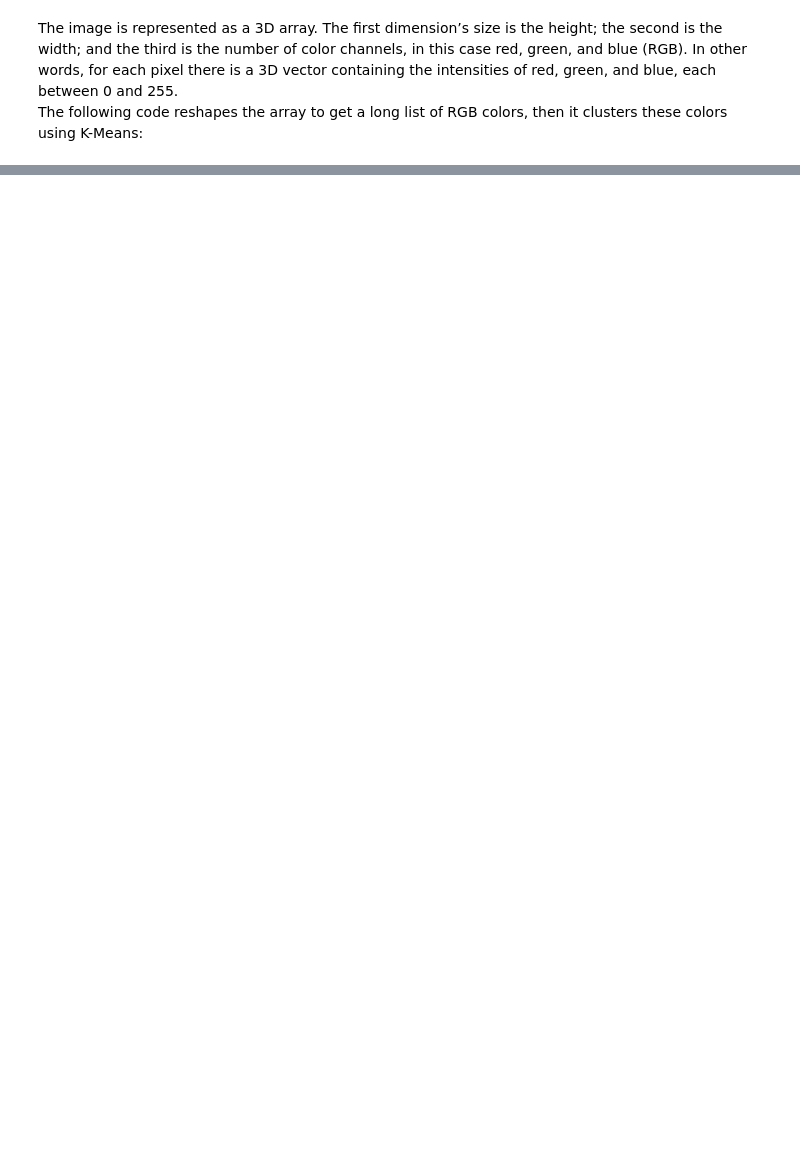
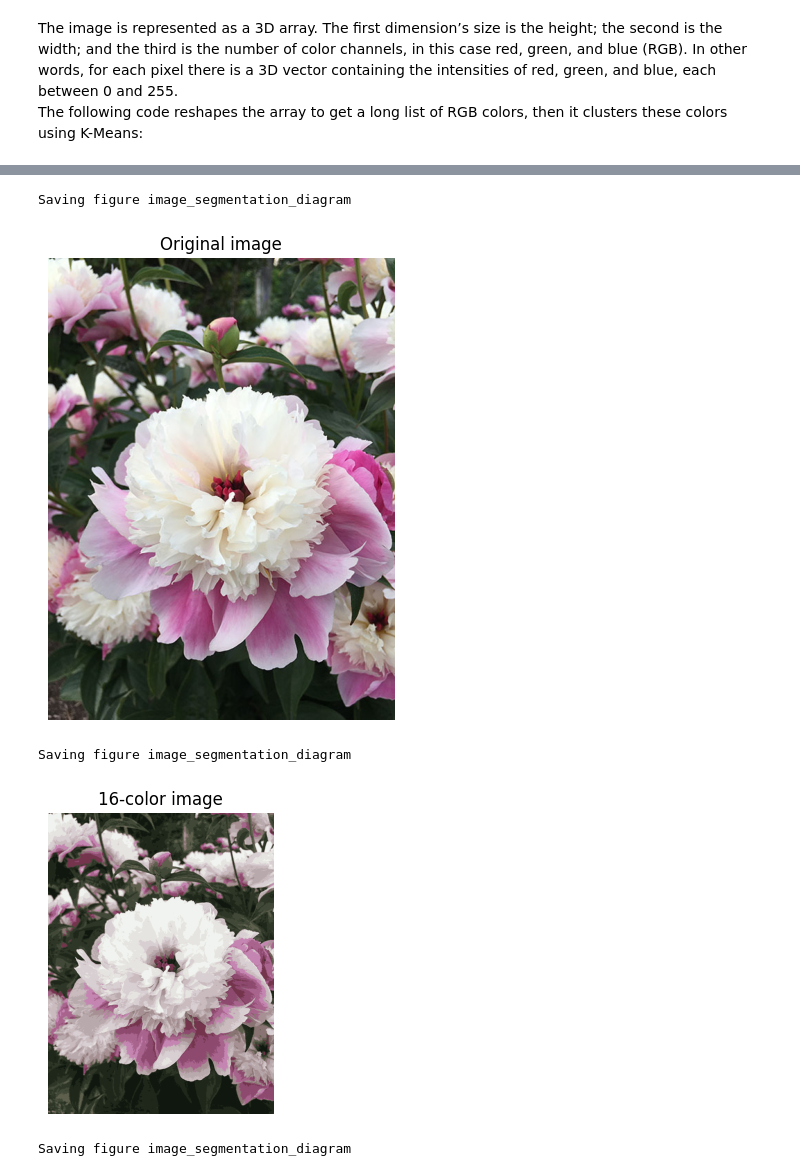
Before and after one commit to MicahMeadows/csc_746_pynb, a Jupyter notebook: Lab06.ipynb, the cells around one changed output, grey strips where cells are left out. Saved outputs shown, nothing was run; the diff lists cells and outputs as text; code cells hidden in the pictures; blank space fills up the shorter version.

```diff
--- a/Lab06.ipynb
+++ b/Lab06.ipynb
@@ -268,0 +369,9 @@ new_colors = new_colors.reshape(image.shape)
+# %%
+# KMeans Mini Batch Code
+
+from sklearn.cluster import MiniBatchKMeans
+minibatch_kmeans2 = MiniBatchKMeans(n_clusters=5, random_state=42)
+minibatch_kmeans2.fit(X)
+minibatch_kmeans2.inertia_
+new_colors2 = minibatch_kmeans2.cluster_centers_[minibatch_kmeans2.predict(X)]
+new_colors2 = new_colors2.reshape(image.shape)
@@ -269,15 +385,32 @@ new_colors = new_colors.reshape(image.shape)
 # %%
 plt.figure(figsize=(16,6))
 plt.subplots_adjust(wspace=0.05)
 plt.subplot(121)
 plt.imshow(image)
 plt.title("Original image")
 plt.axis('off')
 
+save_fig('image_segmentation_diagram', tight_layout=False)
+plt.show()
+
 plt.subplot(122)
 plt.imshow(new_colors)
 plt.title("16-color image")
 plt.axis('off')
 
 save_fig('image_segmentation_diagram', tight_layout=False)
 plt.show()
+
+plt.subplot(122)
+plt.imshow(new_colors2)
+plt.title("16-color image Mini-Batch")
+plt.axis('off')
+
+save_fig('image_segmentation_diagram', tight_layout=False)
+plt.show()
+# %% [output]
+Saving figure image_segmentation_diagram
+[figure, added]
+Saving figure image_segmentation_diagram
+[figure, added]
+Saving figure image_segmentation_diagram
```
Also changed, not shown: parts of 23 cells of this notebook, 8 other files.
